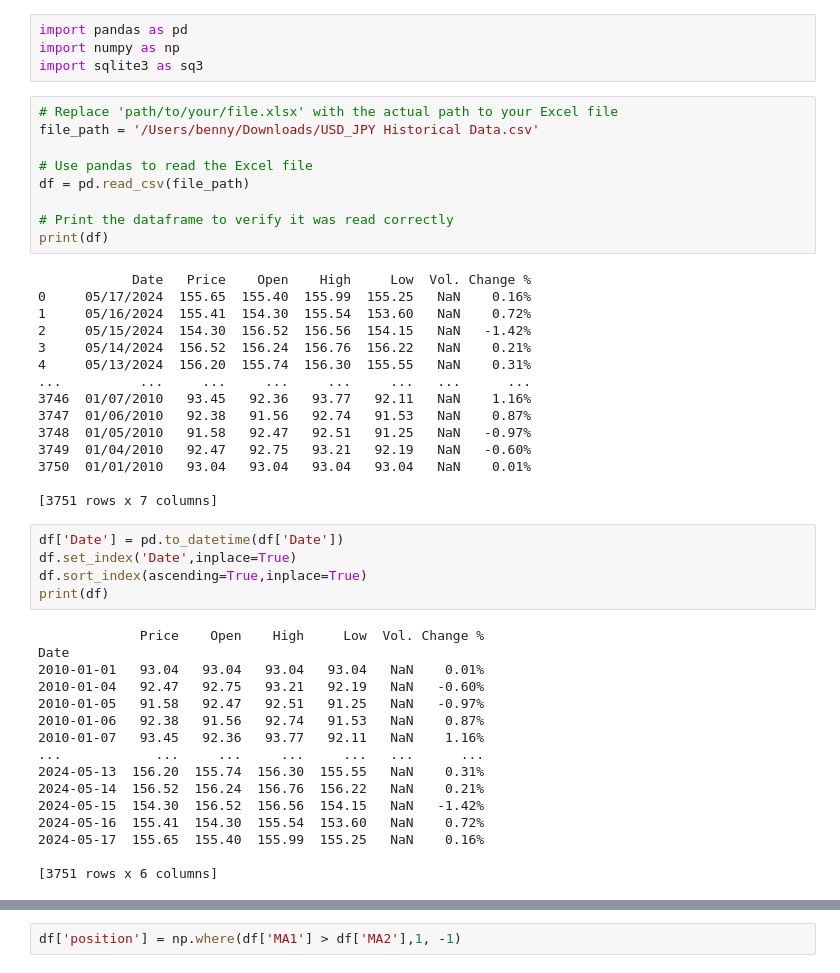
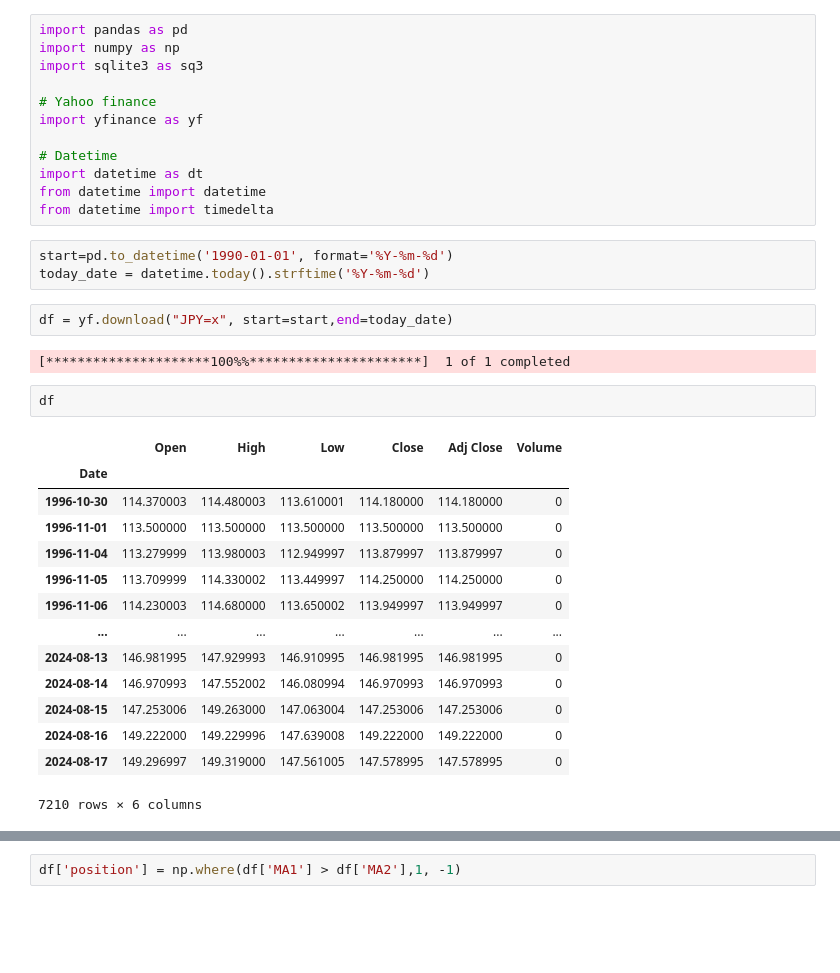
Before and after one commit to BennyAng48/FX, a Jupyter notebook: USDJPY_SMA.ipynb, the cells around one changed output, grey strips where cells are left out. Saved outputs shown, nothing was run; the diff lists cells and outputs as text; blank space fills up the shorter version.

Commit message:
Changed to using yfinance data

```diff
--- a/USDJPY_SMA.ipynb
+++ b/USDJPY_SMA.ipynb
@@ -2,49 +2,36 @@
 import pandas as pd
 import numpy as np
 import sqlite3 as sq3
+
+# Yahoo finance
+import yfinance as yf
+
+# Datetime
+import datetime as dt
+from datetime import datetime
+from datetime import timedelta
-# %%
-# Replace 'path/to/your/file.xlsx' with the actual path to your Excel file
-file_path = '/Users/benny/Downloads/USD_JPY Historical Data.csv'
-
-# Use pandas to read the Excel file
-df = pd.read_csv(file_path)
-
-# Print the dataframe to verify it was read correctly
-print(df)
-# %% [output]
-            Date   Price    Open    High     Low  Vol. Change %
-0     05/17/2024  155.65  155.40  155.99  155.25   NaN    0.16%
-1     05/16/2024  155.41  154.30  155.54  153.60   NaN    0.72%
-2     05/15/2024  154.30  156.52  156.56  154.15   NaN   -1.42%
-3     05/14/2024  156.52  156.24  156.76  156.22   NaN    0.21%
-4     05/13/2024  156.20  155.74  156.30  155.55   NaN    0.31%
-...          ...     ...     ...     ...     ...   ...      ...
-3746  01/07/2010   93.45   92.36   93.77   92.11   NaN    1.16%
-3747  01/06/2010   92.38   91.56   92.74   91.53   NaN    0.87%
-3748  01/05/2010   91.58   92.47   92.51   91.25   NaN   -0.97%
-3749  01/04/2010   92.47   92.75   93.21   92.19   NaN   -0.60%
-3750  01/01/2010   93.04   93.04   93.04   93.04   NaN    0.01%
-
-[3751 rows x 7 columns]
-# %%
-df['Date'] = pd.to_datetime(df['Date'])
-df.set_index('Date',inplace=True)
-df.sort_index(ascending=True,inplace=True)
-print(df)
-# %% [output]
-             Price    Open    High     Low  Vol. Change %
-Date
-2010-01-01   93.04   93.04   93.04   93.04   NaN    0.01%
-2010-01-04   92.47   92.75   93.21   92.19   NaN   -0.60%
-2010-01-05   91.58   92.47   92.51   91.25   NaN   -0.97%
-2010-01-06   92.38   91.56   92.74   91.53   NaN    0.87%
-2010-01-07   93.45   92.36   93.77   92.11   NaN    1.16%
-...            ...     ...     ...     ...   ...      ...
-2024-05-13  156.20  155.74  156.30  155.55   NaN    0.31%
-2024-05-14  156.52  156.24  156.76  156.22   NaN    0.21%
-2024-05-15  154.30  156.52  156.56  154.15   NaN   -1.42%
-2024-05-16  155.41  154.30  155.54  153.60   NaN    0.72%
-2024-05-17  155.65  155.40  155.99  155.25   NaN    0.16%
-
-[3751 rows x 6 columns]
+# %%
+start=pd.to_datetime('1990-01-01', format='%Y-%m-%d')
+today_date = datetime.today().strftime('%Y-%m-%d')
+# %%
+df = yf.download("JPY=x", start=start,end=today_date)
+# %% [output]
+[*********************100%%**********************]  1 of 1 completed
+# %%
+df
+# %% [output]
+|  | Open | High | Low | Close | Adj Close | Volume |
+| Date |  |  |  |  |  |  |
+| 1996-10-30 | 114.370003 | 114.480003 | 113.610001 | 114.180000 | 114.180000 | 0 |
+| 1996-11-01 | 113.500000 | 113.500000 | 113.500000 | 113.500000 | 113.500000 | 0 |
+| 1996-11-04 | 113.279999 | 113.980003 | 112.949997 | 113.879997 | 113.879997 | 0 |
+| 1996-11-05 | 113.709999 | 114.330002 | 113.449997 | 114.250000 | 114.250000 | 0 |
+| 1996-11-06 | 114.230003 | 114.680000 | 113.650002 | 113.949997 | 113.949997 | 0 |
+| ... | ... | ... | ... | ... | ... | ... |
+| 2024-08-13 | 146.981995 | 147.929993 | 146.910995 | 146.981995 | 146.981995 | 0 |
+| 2024-08-14 | 146.970993 | 147.552002 | 146.080994 | 146.970993 | 146.970993 | 0 |
+| 2024-08-15 | 147.253006 | 149.263000 | 147.063004 | 147.253006 | 147.253006 | 0 |
+| 2024-08-16 | 149.222000 | 149.229996 | 147.639008 | 149.222000 | 149.222000 | 0 |
+| 2024-08-17 | 149.296997 | 149.319000 | 147.561005 | 147.578995 | 147.578995 | 0 |
+7210 rows × 6 columns
 # %%
```
Also changed, not shown: parts of 7 cells of this notebook.
